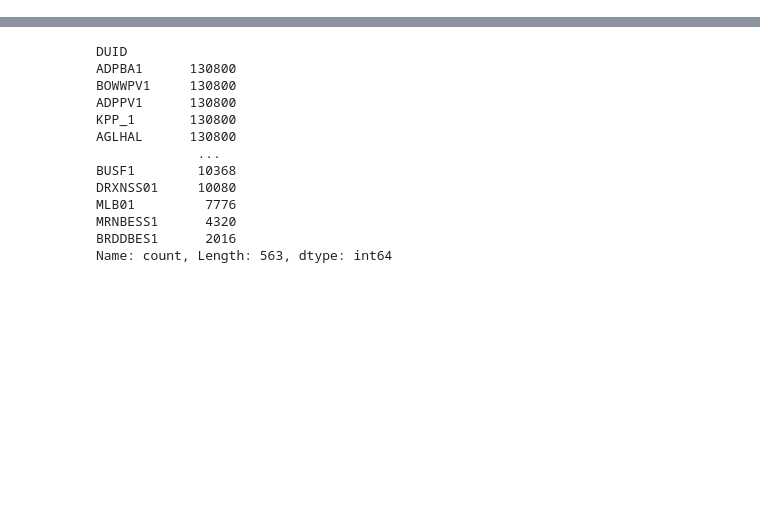
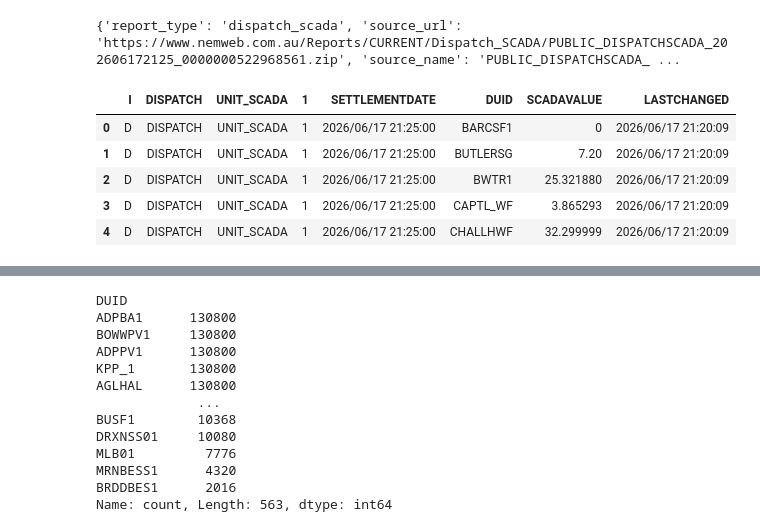
Before and after one commit to GinnCheng/proj-nem-analysis, a Jupyter notebook: main_notebook.ipynb, the cells around one changed output, grey strips where cells are left out. Drawn from its saved outputs; the diff is of its cells as text; code cells hidden in the pictures; blank space fills up the shorter version.

```diff
--- a/main_notebook.ipynb
+++ b/main_notebook.ipynb
@@ -1,2 +1,19 @@
 # %%
 from Nemosis_data_manager import *
+# %%
+fetcher = CurrentNEMWebFetcher()
+
+df, metadata = fetcher.fetch_latest("dispatch_scada")
+
+print(metadata)
+# %% [output]
+{'report_type': 'dispatch_scada', 'source_url': 'https://www.nemweb.com.au/Reports/CURRENT/Dispatch_SCADA/PUBLIC_DISPATCHSCADA_202606172125_0000000522968561.zip', 'source_name': 'PUBLIC_DISPATCHSCADA_ ...
+# %%
+df.head()
+# %% [output]
+|  | I | DISPATCH | UNIT_SCADA | 1 | SETTLEMENTDATE | DUID | SCADAVALUE | LASTCHANGED |
+| 0 | D | DISPATCH | UNIT_SCADA | 1 | 2026/06/17 21:25:00 | BARCSF1 | 0 | 2026/06/17 21:20:09 |
+| 1 | D | DISPATCH | UNIT_SCADA | 1 | 2026/06/17 21:25:00 | BUTLERSG | 7.20 | 2026/06/17 21:20:09 |
+| 2 | D | DISPATCH | UNIT_SCADA | 1 | 2026/06/17 21:25:00 | BWTR1 | 25.321880 | 2026/06/17 21:20:09 |
+| 3 | D | DISPATCH | UNIT_SCADA | 1 | 2026/06/17 21:25:00 | CAPTL_WF | 3.865293 | 2026/06/17 21:20:09 |
+| 4 | D | DISPATCH | UNIT_SCADA | 1 | 2026/06/17 21:25:00 | CHALLHWF | 32.299999 | 2026/06/17 21:20:09 |
```
Also changed, not shown: parts of 4 cells of this notebook, 1 other file.
